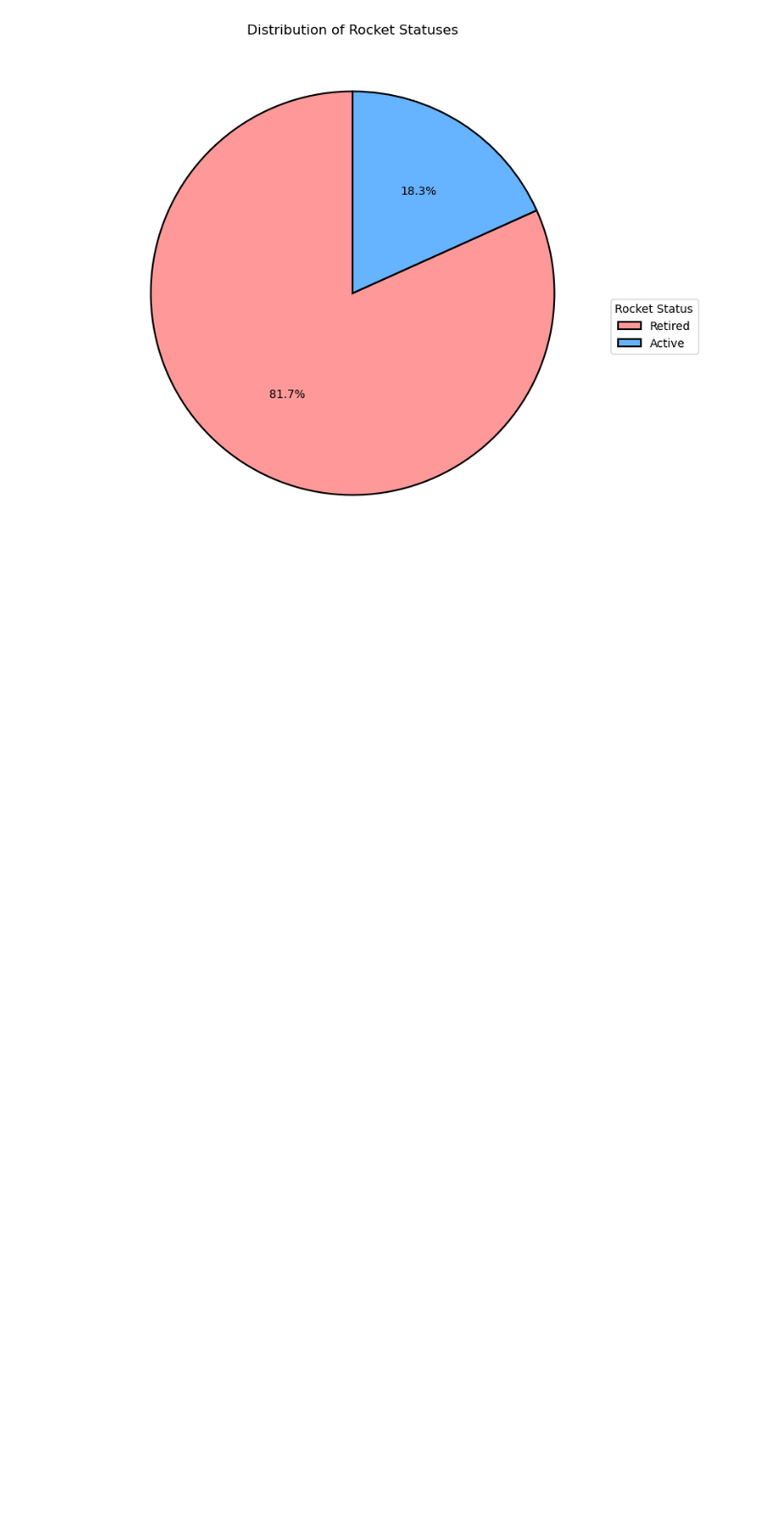
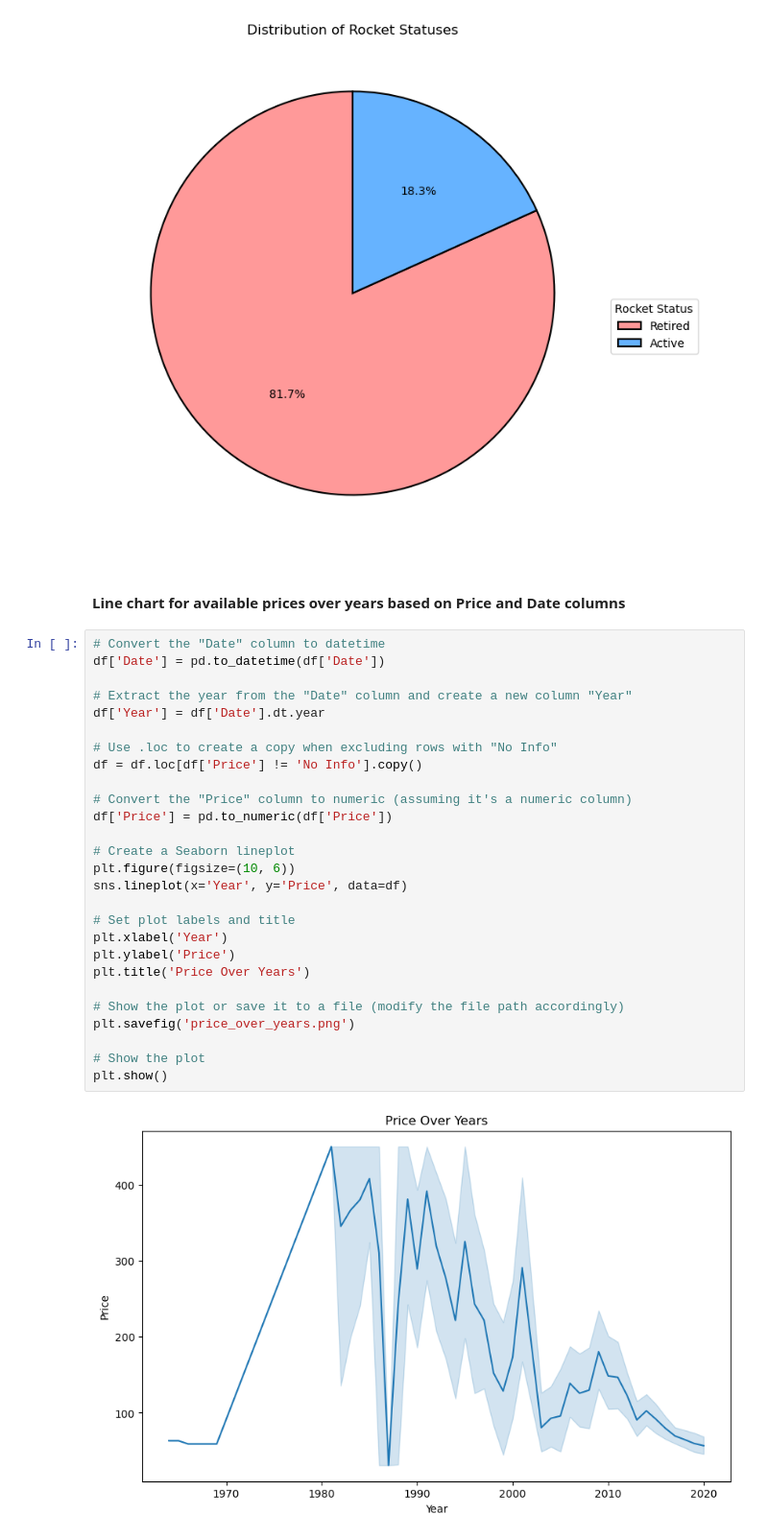
Before and after one commit to dominikvukelic/space_mission_launches, a Jupyter notebook: graphs/graphs.ipynb, the cells around one changed output. Shown: that part at 96% size. Cells and saved outputs as stored; diff of their text form; blank space fills up the shorter version.

Commit message:
added a graph

```diff
--- a/graphs/graphs.ipynb
+++ b/graphs/graphs.ipynb
@@ -226,3 +226,34 @@ plt.legend(rocket_status_counts.index, title='Rocket Status', loc='best', bbox_t
 plt.show()
 # %% [output]
 [figure]
+# %% [markdown]
+#### Line chart for available prices over years based on Price and Date columns
+# %%
+# Convert the "Date" column to datetime
+df['Date'] = pd.to_datetime(df['Date'])
+
+# Extract the year from the "Date" column and create a new column "Year"
+df['Year'] = df['Date'].dt.year
+
+# Use .loc to create a copy when excluding rows with "No Info"
+df = df.loc[df['Price'] != 'No Info'].copy()
+
+# Convert the "Price" column to numeric (assuming it's a numeric column)
+df['Price'] = pd.to_numeric(df['Price'])
+
+# Create a Seaborn lineplot
+plt.figure(figsize=(10, 6))
+sns.lineplot(x='Year', y='Price', data=df)
+
+# Set plot labels and title
+plt.xlabel('Year')
+plt.ylabel('Price')
+plt.title('Price Over Years')
+
+# Show the plot or save it to a file (modify the file path accordingly)
+plt.savefig('price_over_years.png')
+
+# Show the plot
+plt.show()
+# %% [output]
+[figure, added]
```
Also changed, not shown: 1 other file.
